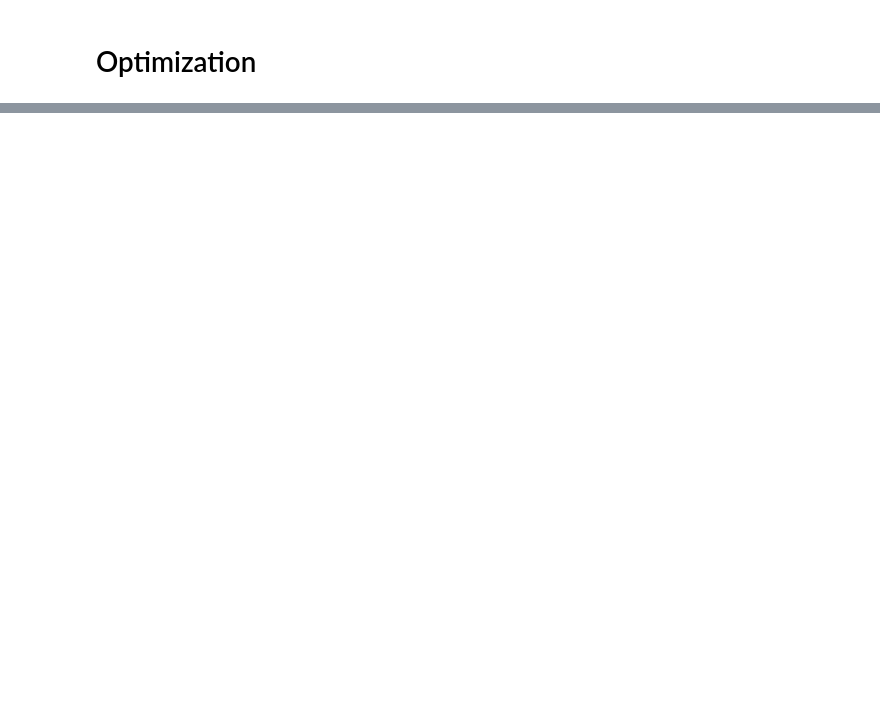
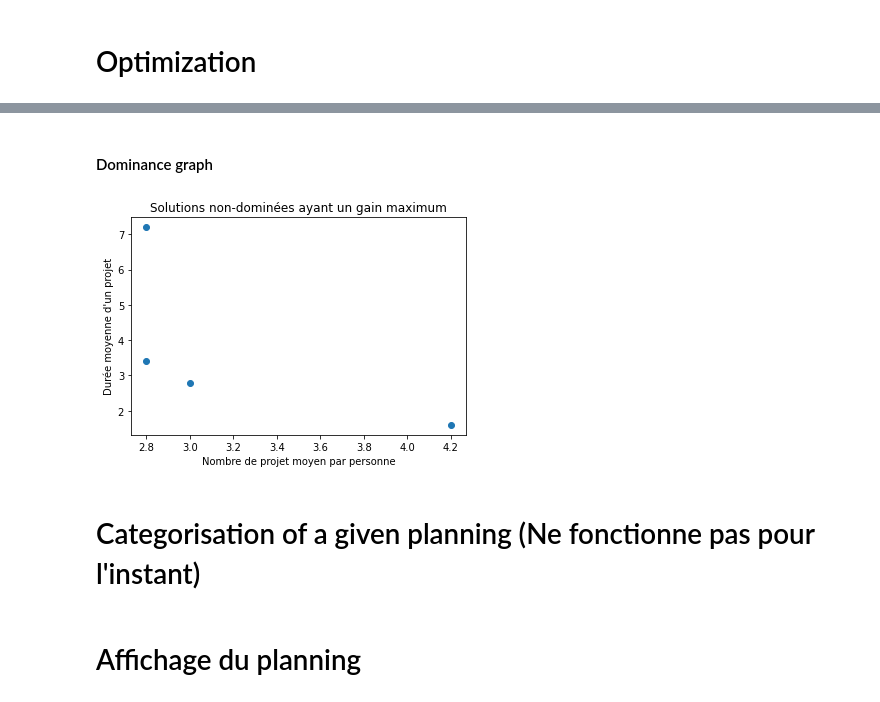
Before and after one commit to hitMaan351/SDP_Allocation_RH, a Jupyter notebook: projet.ipynb, the cells around one changed output, grey strips where cells are left out. Drawn from its saved outputs; the diff is of its cells as text; code cells hidden in the pictures; blank space fills up the shorter version.

```diff
--- a/projet.ipynb
+++ b/projet.ipynb
@@ -115,6 +123,0 @@ KeyError: (4, 0, 1, 12)
-# %%
-for j in range(n):
-    model.setObjective(T[j], GRB.MINIMIZE)
-
-#model.optimize()
-#print("\nOptimal objective value: ", model.ObjVal)
@@ -122,0 +126,26 @@ NameError: name 'T' is not defined
+# %%
+# alpha va de 0.1 à 10
+alpha = 0        # Va de de 0 à 1
+nb_points = 10
+profits = []
+avg_durations = []
+avg_ppps = []
+
+gain_obj = quicksum(Y[j] * G[j] - L[j] * P[j] for j in range(n))
+duration_obj = quicksum(E[j] - B[j] for j in range(n))
+project_per_person_obj = quicksum(R[i,j] for i in range(p) for j in range(n))
+
+for alpha in range(nb_points):
+    alpha = alpha / (nb_points -1)
+
+    # Nous donnaons beaucoup de valeur au gain car nous estimons que c'est le critère le plus important
+    # Voyons l'impact des poids attribués aux critères sur la durée et le nombre de personnes par projet
+
+    model.setObjective(10 * gain_obj - alpha * duration_obj - (1-alpha) * project_per_person_obj , GRB.MAXIMIZE)
+    model.optimize()
+
+    profits.append(get_profit())
+    avg_durations.append(get_avg_project_duration())
+    avg_ppps.append(get_avg_projects_per_person())
+
+print("\nOptimal objective value: ", round(model.ObjVal,0))
@@ -122,0 +170,16 @@ NameError: name 'T' is not defined
+# %% [markdown]
+#### Dominance graph
+# %%
+# Pour l'exmple du cours et nos critères, il n'y a que 4 solutions non dominées :
+critere1 = [2.8, 2.8, 3.0, 4.2]
+critere2 = [7.2, 3.4, 2.8, 1.6]
+
+plt.scatter(avg_durations, avg_ppps)
+plt.title("Solutions non-dominées ayant un gain maximum")
+plt.xlabel("Nombre de projet moyen par personne")
+plt.ylabel("Durée moyenne d'un projet")
+plt.show()
+# %% [output]
+[figure, added]
+# %% [markdown]
+# Categorisation of a given planning (Ne fonctionne pas pour l'instant)
@@ -122,0 +230,2 @@ NameError: name 'T' is not defined
+# %% [markdown]
+# Affichage du planning
```
Also changed, not shown: parts of 40 cells of this notebook.
